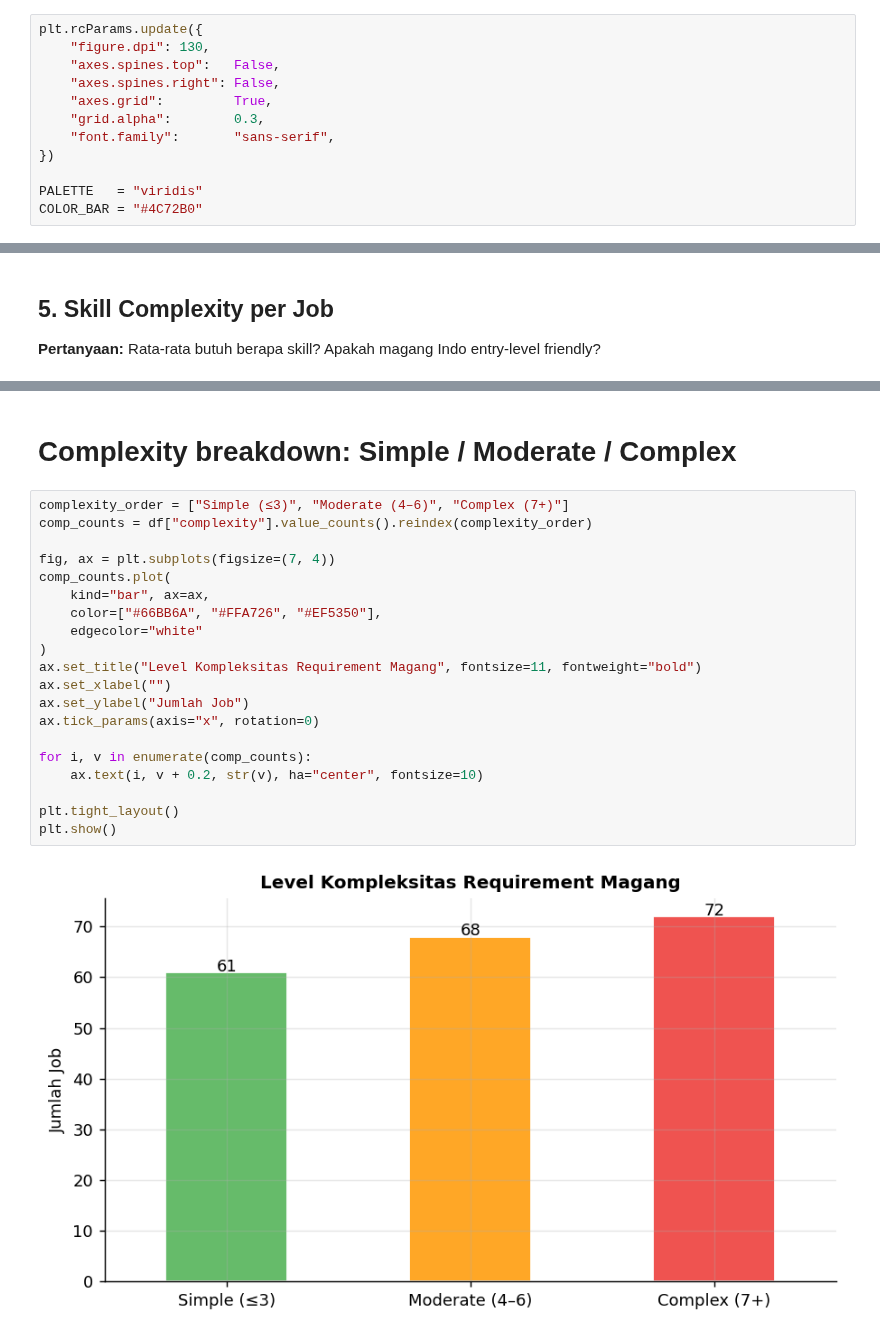
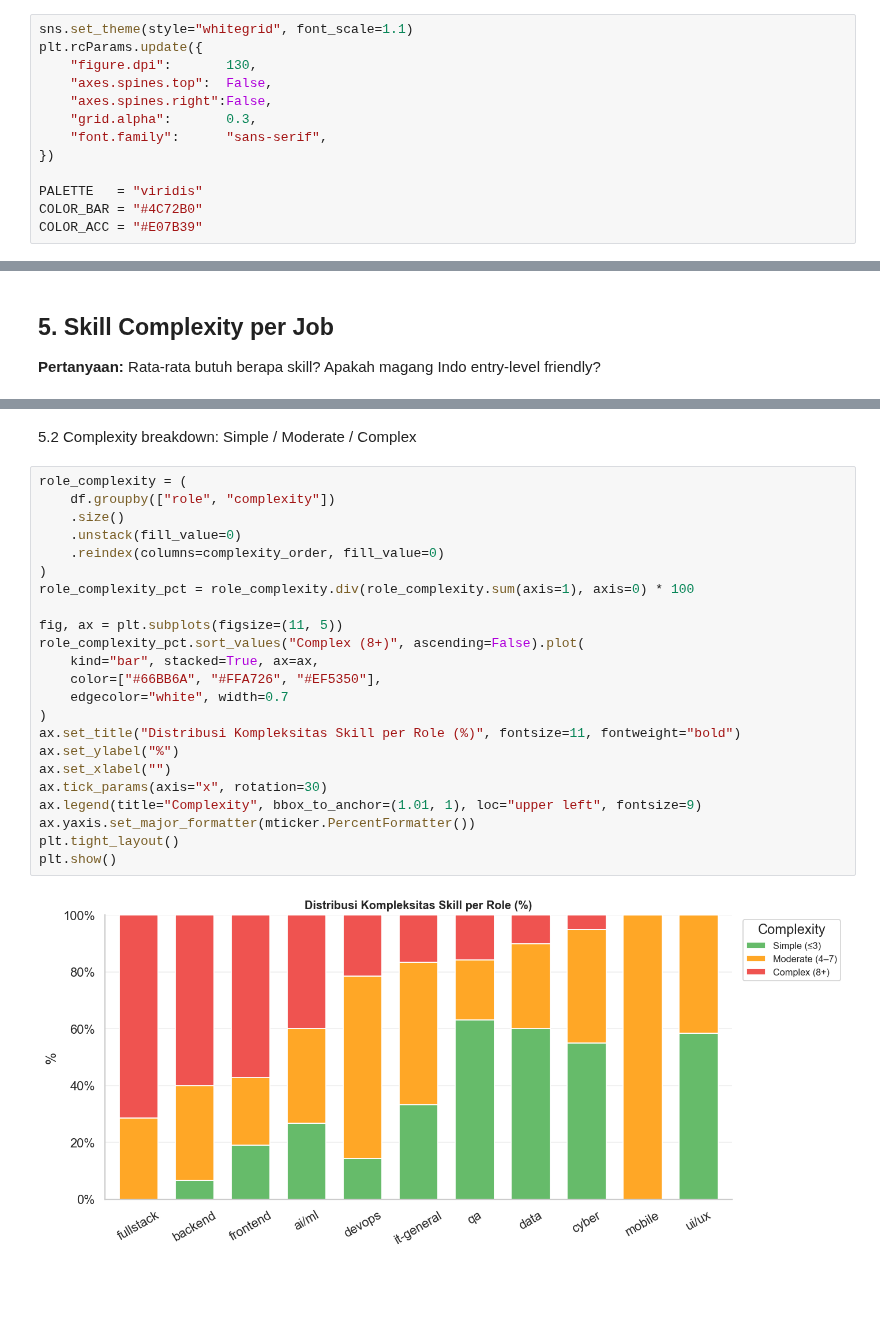
Before and after one commit to ROYALXYZ/magang-in, a Jupyter notebook: local/Local_EDA.ipynb, the cells around one changed output, grey strips where cells are left out. Saved outputs shown, nothing was run; the diff lists cells and outputs as text; blank space fills up the shorter version.

```diff
--- a/local/Local_EDA.ipynb
+++ b/local/Local_EDA.ipynb
@@ -25,17 +21,18 @@ from itertools import combinations
 import sklearn
 from jcopml.plot import plot_missing_value
 # %%
+sns.set_theme(style="whitegrid", font_scale=1.1)
 plt.rcParams.update({
-    "figure.dpi": 130,
-    "axes.spines.top":   False,
-    "axes.spines.right": False,
-    "axes.grid":         True,
-    "grid.alpha":        0.3,
-    "font.family":       "sans-serif",
+    "figure.dpi":       130,
+    "axes.spines.top":  False,
+    "axes.spines.right":False,
+    "grid.alpha":       0.3,
+    "font.family":      "sans-serif",
 })
 
 PALETTE   = "viridis"
 COLOR_BAR = "#4C72B0"
+COLOR_ACC = "#E07B39"
 # %% [markdown]
 # 1. Load Data
 # %%
@@ -412,26 +453,29 @@ plt.show()
 # %% [markdown]
-# Complexity breakdown: Simple / Moderate / Complex
+5.2 Complexity breakdown: Simple / Moderate / Complex
 # %%
-complexity_order = ["Simple (≤3)", "Moderate (4–6)", "Complex (7+)"]
-comp_counts = df["complexity"].value_counts().reindex(complexity_order)
+role_complexity = (
+    df.groupby(["role", "complexity"])
+    .size()
+    .unstack(fill_value=0)
+    .reindex(columns=complexity_order, fill_value=0)
+)
+role_complexity_pct = role_complexity.div(role_complexity.sum(axis=1), axis=0) * 100
 
-fig, ax = plt.subplots(figsize=(7, 4))
-comp_counts.plot(
-    kind="bar", ax=ax,
+fig, ax = plt.subplots(figsize=(11, 5))
+role_complexity_pct.sort_values("Complex (8+)", ascending=False).plot(
+    kind="bar", stacked=True, ax=ax,
     color=["#66BB6A", "#FFA726", "#EF5350"],
-    edgecolor="white"
+    edgecolor="white", width=0.7
 )
-ax.set_title("Level Kompleksitas Requirement Magang", fontsize=11, fontweight="bold")
+ax.set_title("Distribusi Kompleksitas Skill per Role (%)", fontsize=11, fontweight="bold")
+ax.set_ylabel("%")
 ax.set_xlabel("")
-ax.set_ylabel("Jumlah Job")
-ax.tick_params(axis="x", rotation=0)
-
-for i, v in enumerate(comp_counts):
-    ax.text(i, v + 0.2, str(v), ha="center", fontsize=10)
-
+ax.tick_params(axis="x", rotation=30)
+ax.legend(title="Complexity", bbox_to_anchor=(1.01, 1), loc="upper left", fontsize=9)
+ax.yaxis.set_major_formatter(mticker.PercentFormatter())
 plt.tight_layout()
 plt.show()
 # %% [output]
-[figure, old version]
+[figure, new version]
 # %% [markdown]
 **Insight Skill Complexity:**
```
Also changed, not shown: parts of 44 cells of this notebook, 1 other file.
